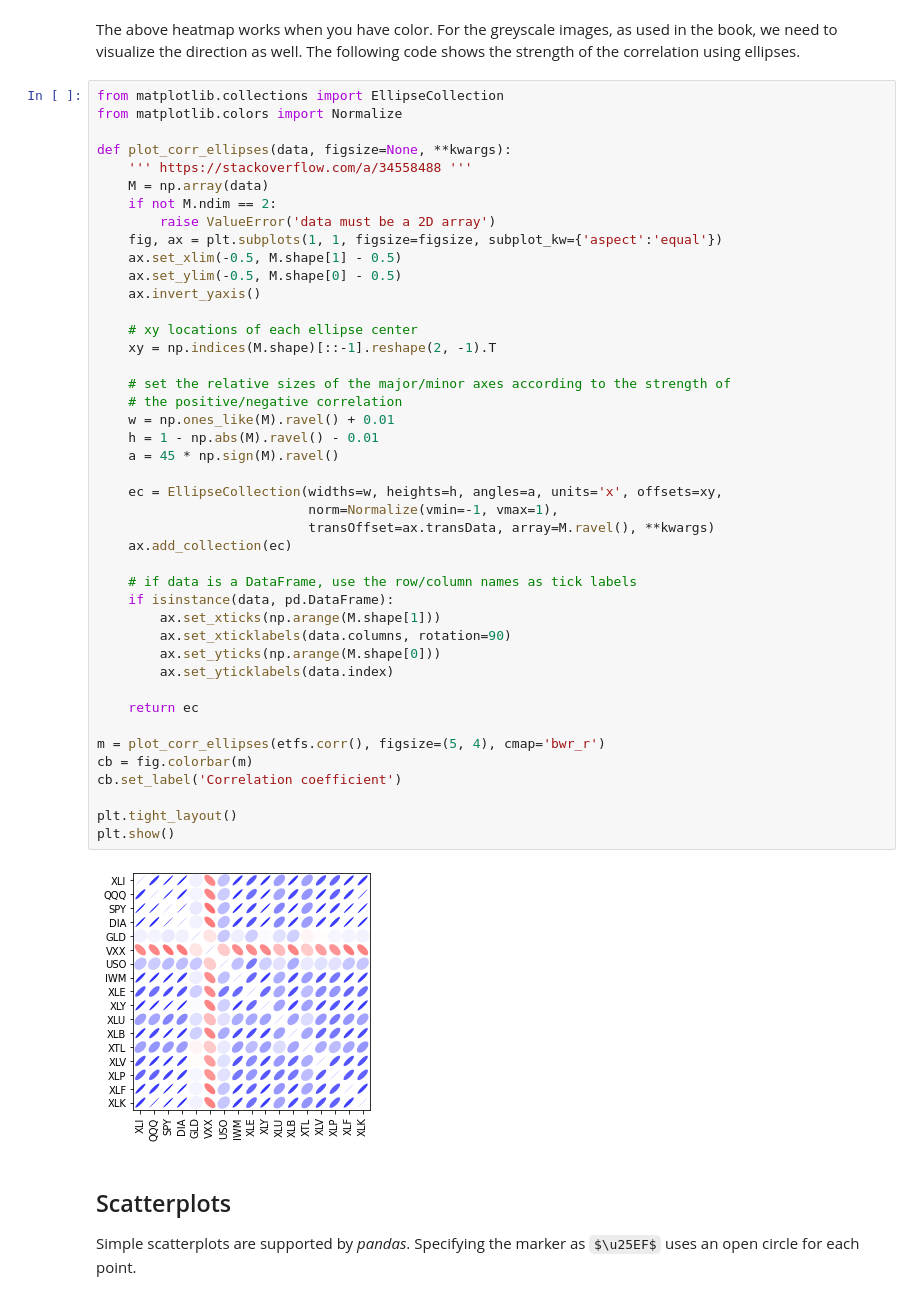
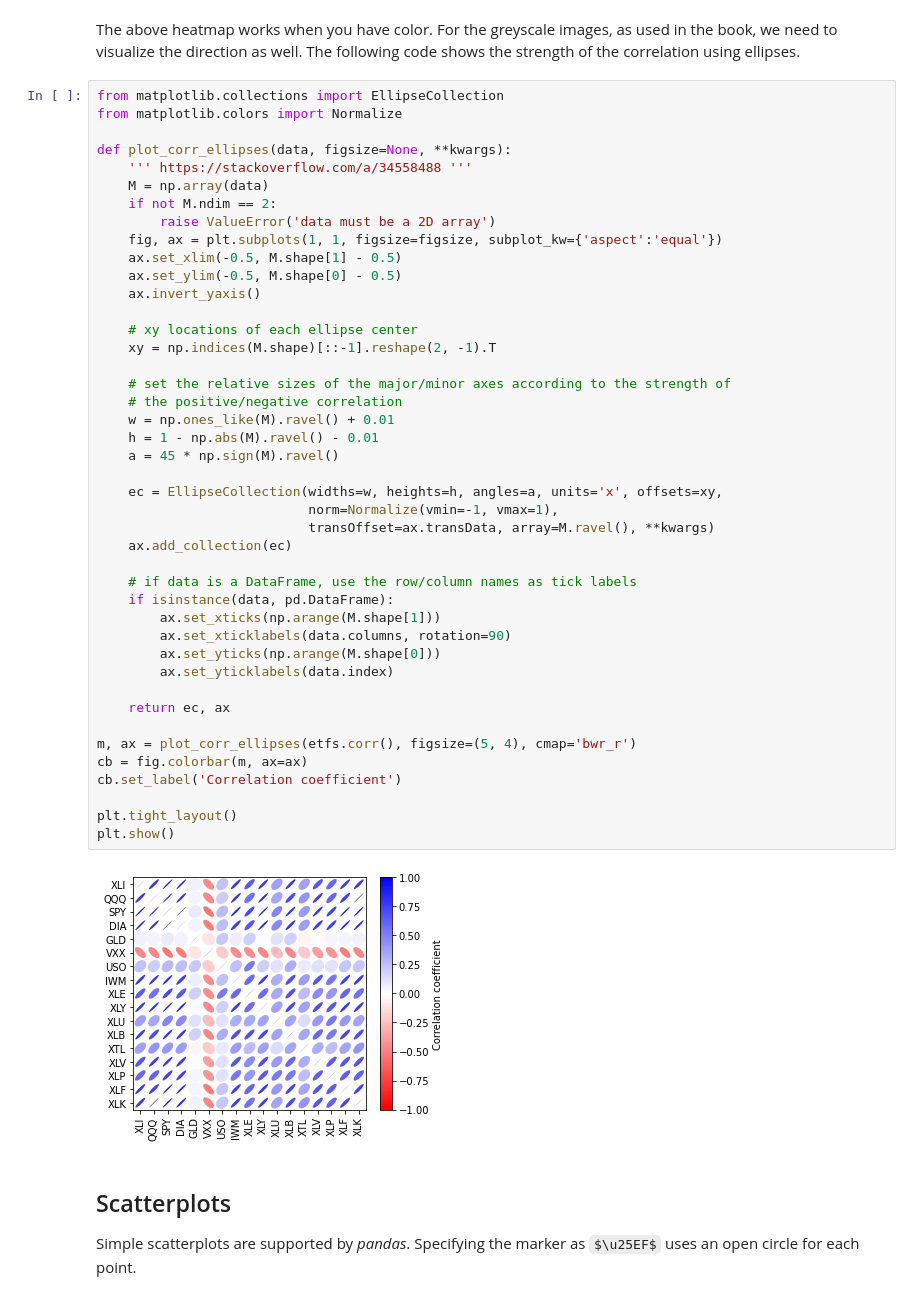
Before and after one commit to gedeck/practical-statistics-for-data-scientists, a Jupyter notebook: python/notebooks/Chapter 1 - Exploratory Data Analysis.ipynb, the cells around one changed output. Drawn from its saved outputs; the diff is of its cells as text.

```diff
--- a/python/notebooks/Chapter 1 - Exploratory Data Analysis.ipynb
+++ b/python/notebooks/Chapter 1 - Exploratory Data Analysis.ipynb
@@ -323,37 +323,37 @@ def plot_corr_ellipses(data, figsize=None, **kwargs):
     ax.set_ylim(-0.5, M.shape[0] - 0.5)
     ax.invert_yaxis()
 
     # xy locations of each ellipse center
     xy = np.indices(M.shape)[::-1].reshape(2, -1).T
 
     # set the relative sizes of the major/minor axes according to the strength of
     # the positive/negative correlation
     w = np.ones_like(M).ravel() + 0.01
     h = 1 - np.abs(M).ravel() - 0.01
     a = 45 * np.sign(M).ravel()
 
     ec = EllipseCollection(widths=w, heights=h, angles=a, units='x', offsets=xy,
                            norm=Normalize(vmin=-1, vmax=1),
                            transOffset=ax.transData, array=M.ravel(), **kwargs)
     ax.add_collection(ec)
 
     # if data is a DataFrame, use the row/column names as tick labels
     if isinstance(data, pd.DataFrame):
         ax.set_xticks(np.arange(M.shape[1]))
         ax.set_xticklabels(data.columns, rotation=90)
         ax.set_yticks(np.arange(M.shape[0]))
         ax.set_yticklabels(data.index)
 
-    return ec
+    return ec, ax
 
-m = plot_corr_ellipses(etfs.corr(), figsize=(5, 4), cmap='bwr_r')
-cb = fig.colorbar(m)
+m, ax = plot_corr_ellipses(etfs.corr(), figsize=(5, 4), cmap='bwr_r')
+cb = fig.colorbar(m, ax=ax)
 cb.set_label('Correlation coefficient')
 
 plt.tight_layout()
 plt.show()
 # %% [output]
-[figure, old version]
+[figure, new version]
 # %% [markdown]
 ## Scatterplots
 Simple scatterplots are supported by _pandas_. Specifying the marker as `$\u25EF$` uses an open circle for each point.
```
Also changed, not shown: parts of 2 cells of this notebook, 26 other files.
